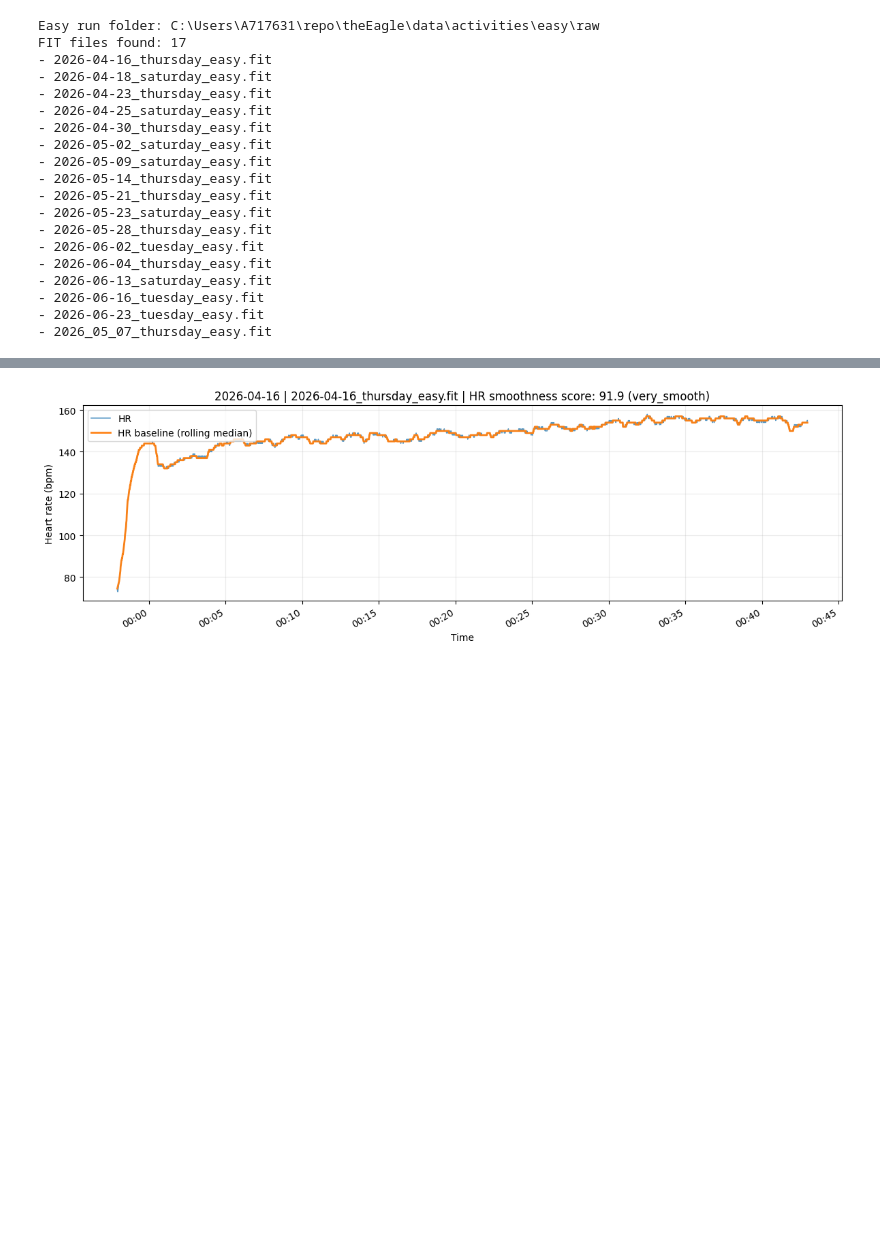
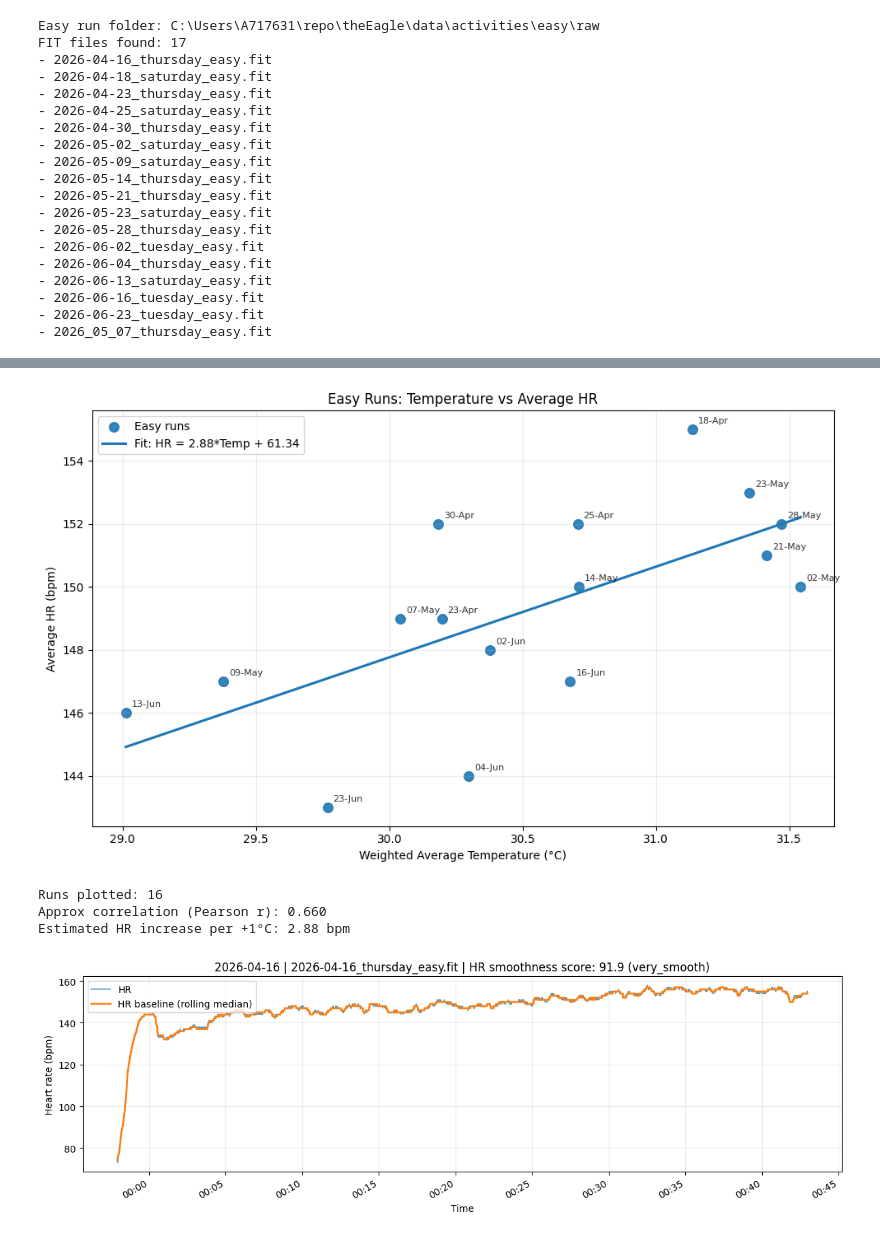
Before and after one commit to jvinodraj/theEagle, a Jupyter notebook: notebooks/easy_run_daily_hr_smoothness.ipynb, the cells around one changed output, grey strips where cells are left out. Saved outputs shown, nothing was run; the diff lists cells and outputs as text; code cells hidden in the pictures; blank space fills up the shorter version.

```diff
--- a/notebooks/easy_run_daily_hr_smoothness.ipynb
+++ b/notebooks/easy_run_daily_hr_smoothness.ipynb
@@ -163,3 +173,74 @@ runs_df
+# %%
+# Graph: Weighted average temperature vs average HR (easy runs)
+import re
+import numpy as np
+import pandas as pd
+import matplotlib.pyplot as plt
+
+if 'runs_df' not in globals() or runs_df.empty:
+    print('No run summary data found. Run the previous summary cell first.')
+else:
+    plot_df = runs_df.copy()
+
+    # Parse strings like '30°C: 20%, 31°C: 80%' into a weighted average temperature.
+    def weighted_temp_from_distribution(dist):
+        if pd.isna(dist) or str(dist).strip().lower() == 'no_temperature_data':
+            return np.nan
+        pairs = re.findall(r'(-?\d+)\s*°C:\s*([0-9.]+)%', str(dist))
+        if not pairs:
+            return np.nan
+        temps = np.array([float(t) for t, _ in pairs], dtype=float)
+        pcts = np.array([float(p) for _, p in pairs], dtype=float)
+        total = pcts.sum()
+        return np.nan if total == 0 else float((temps * pcts).sum() / total)
+
+    plot_df['weighted_avg_temp_c'] = plot_df['temperature_distribution'].apply(weighted_temp_from_distribution)
+    plot_df = plot_df.dropna(subset=['weighted_avg_temp_c', 'avg_hr_bpm']).copy()
+
+    if len(plot_df) < 2:
+        print('Not enough valid runs to draw the relationship graph.')
+    else:
+        x = plot_df['weighted_avg_temp_c'].to_numpy(dtype=float)
+        y = plot_df['avg_hr_bpm'].to_numpy(dtype=float)
+
+        # Best-fit line: HR = m * Temp + b
+        m, b = np.polyfit(x, y, 1)
+        y_fit = m * x + b
+
+        plt.figure(figsize=(10, 6))
+        plt.scatter(x, y, s=70, alpha=0.9, label='Easy runs')
+        order = np.argsort(x)
+        plt.plot(x[order], y_fit[order], linewidth=2.2, label=f'Fit: HR = {m:.2f}*Temp + {b:.2f}')
+
+        # Annotate each point with date for easy tracking.
+        for _, row in plot_df.iterrows():
+            label = pd.to_datetime(row['date']).strftime('%d-%b')
+            plt.annotate(
+                label,
+                (row['weighted_avg_temp_c'], row['avg_hr_bpm']),
+                xytext=(5, 5),
+                textcoords='offset points',
+                fontsize=8,
+                alpha=0.8,
+            )
+
+        plt.title('Easy Runs: Temperature vs Average HR')
+        plt.xlabel('Weighted Average Temperature (°C)')
+        plt.ylabel('Average HR (bpm)')
+        plt.grid(alpha=0.25)
+        plt.legend()
+        plt.tight_layout()
+        plt.show()
+
+        corr = np.corrcoef(x, y)[0, 1]
+        print(f'Runs plotted: {len(plot_df)}')
+        print(f'Approx correlation (Pearson r): {corr:.3f}')
+        print(f'Estimated HR increase per +1°C: {m:.2f} bpm')
+# %% [output]
+[figure, added]
+Runs plotted: 16
+Approx correlation (Pearson r): 0.660
+Estimated HR increase per +1°C: 2.88 bpm
 # %%
 for run in sorted(runs, key=lambda x: x["date"]):
     rec = run["records"]
```
Also changed, not shown: parts of 3 cells of this notebook.
